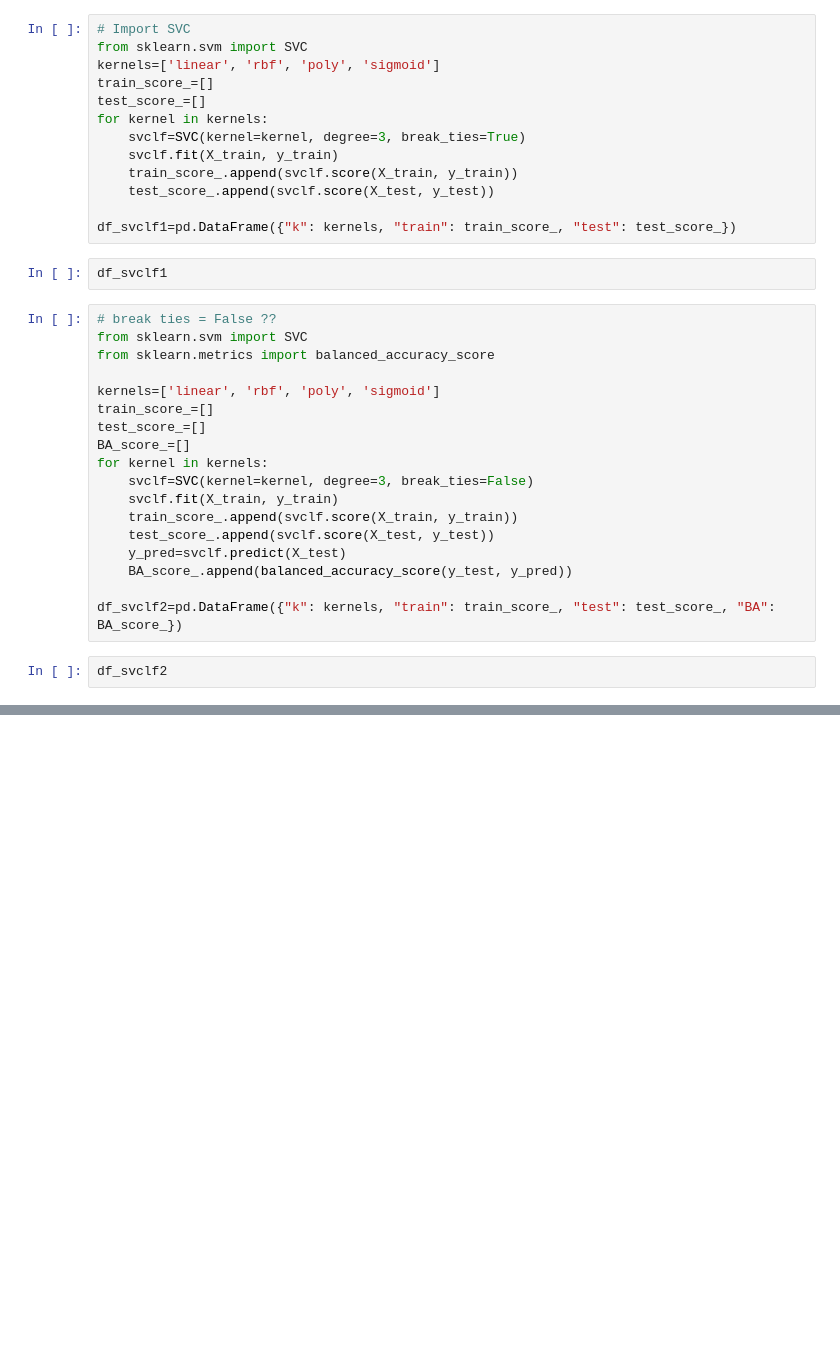
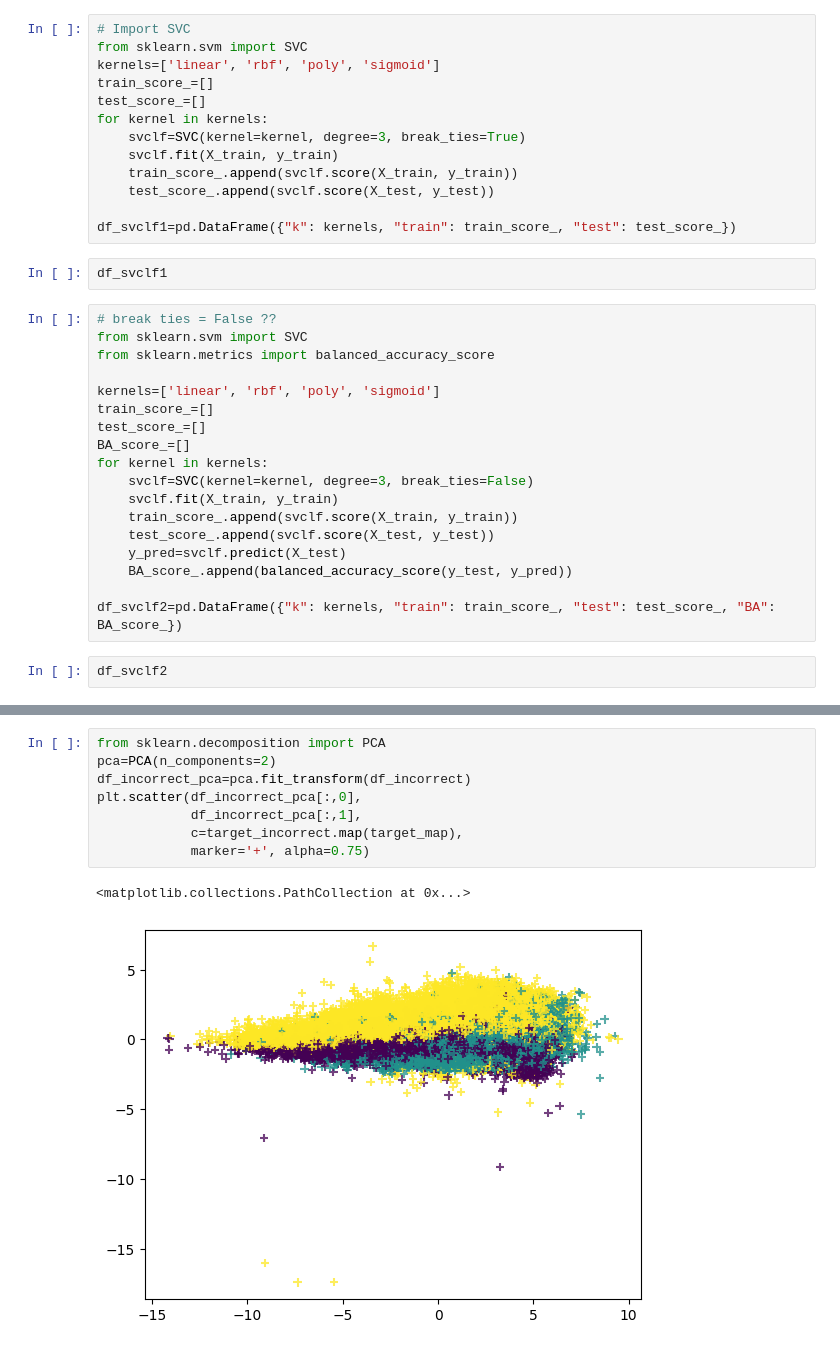
Before and after one commit to Aroop-Verma/Stellar-Class-Kaggle, a Jupyter notebook: notebooks/SupportVectorClassifierShenanigans.ipynb, the cells around one changed output, grey strips where cells are left out. Drawn from its saved outputs; the diff is of its cells as text; blank space fills up the shorter version.

```diff
--- a/notebooks/SupportVectorClassifierShenanigans.ipynb
+++ b/notebooks/SupportVectorClassifierShenanigans.ipynb
@@ -138,0 +192,11 @@ y_pred=SVClf.predict(df)
+# %%
+from sklearn.decomposition import PCA
+pca=PCA(n_components=2)
+df_incorrect_pca=pca.fit_transform(df_incorrect)
+plt.scatter(df_incorrect_pca[:,0],
+            df_incorrect_pca[:,1],
+            c=target_incorrect.map(target_map),
+            marker='+', alpha=0.75)
+# %% [output]
+<matplotlib.collections.PathCollection at 0x...>
+[figure, added]
```
Also changed, not shown: parts of 15 cells of this notebook, 3 other files.
